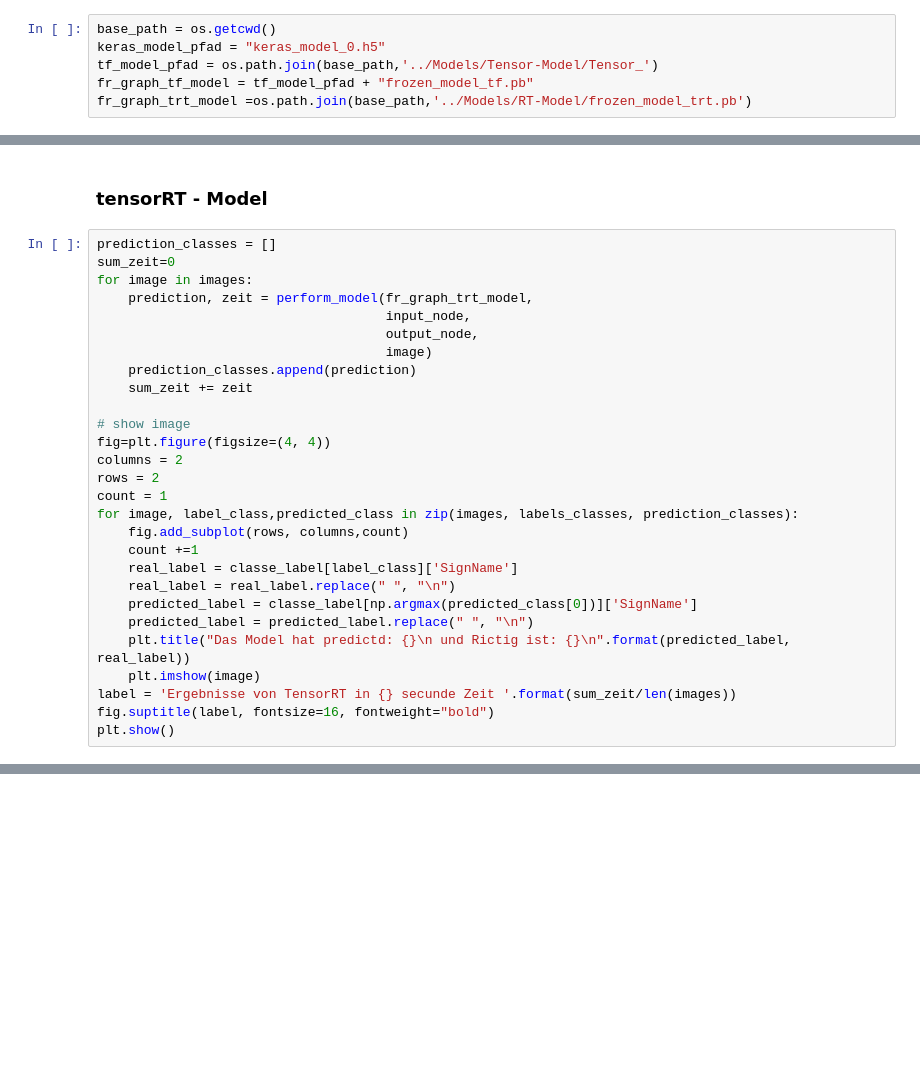
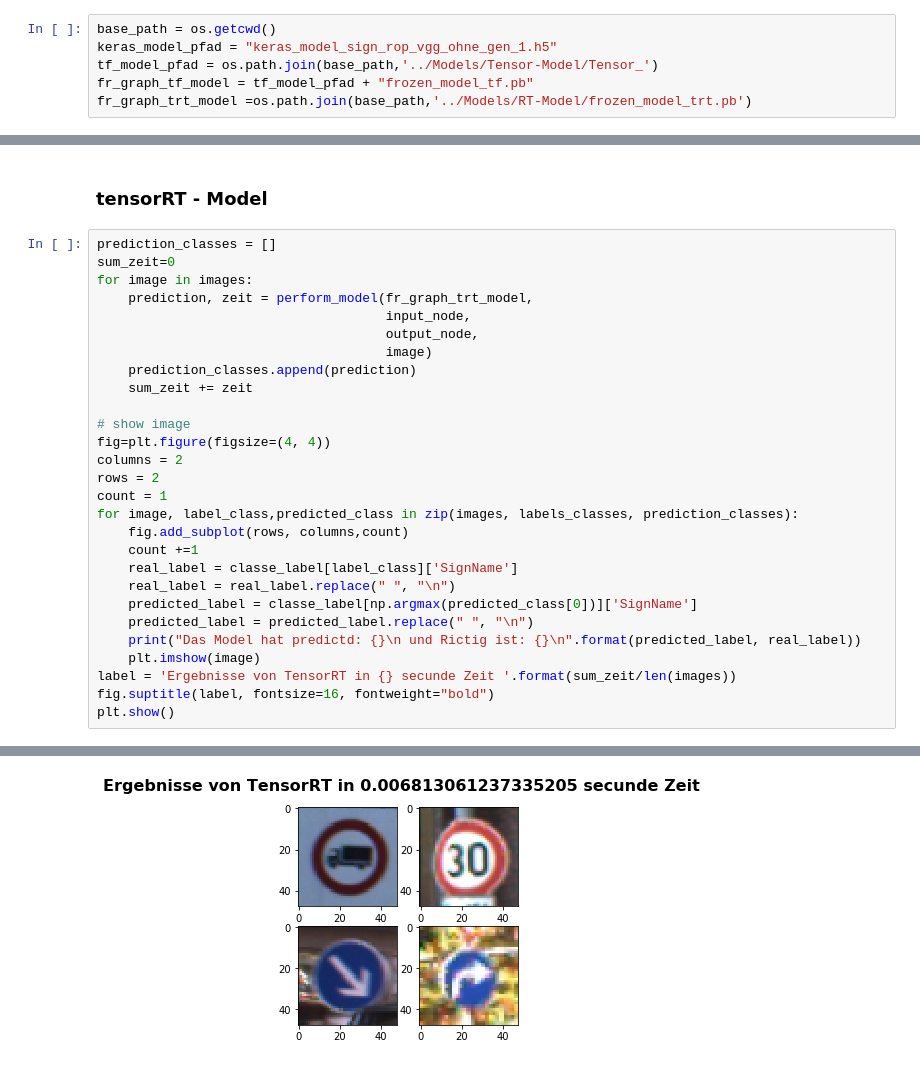
Before and after one commit to romeolandry/Verkehrszeichenerkennung, a Jupyter notebook: jupyter/Keras_to_tensorRT_model_1.ipynb, the cells around one changed output, grey strips where cells are left out. Cells and saved outputs as stored; diff of their text form; blank space fills up the shorter version.

```diff
--- a/jupyter/Keras_to_tensorRT_model_1.ipynb
+++ b/jupyter/Keras_to_tensorRT_model_1.ipynb
@@ -11,7 +11,7 @@ from tensorflow.python.platform import gfile
 from tensorflow.python.tools import freeze_graph
 # %%
 base_path = os.getcwd()
-keras_model_pfad = "keras_model_0.h5"
+keras_model_pfad = "keras_model_sign_rop_vgg_ohne_gen_1.h5"
 tf_model_pfad = os.path.join(base_path,'../Models/Tensor-Model/Tensor_')
 fr_graph_tf_model = tf_model_pfad + "frozen_model_tf.pb"
 fr_graph_trt_model =os.path.join(base_path,'../Models/RT-Model/frozen_model_trt.pb')
@@ -295,8 +328,9 @@ for image, label_class,predicted_class in zip(images, labels_classes, prediction
     real_label = real_label.replace(" ", "\n")
     predicted_label = classe_label[np.argmax(predicted_class[0])]['SignName']
     predicted_label = predicted_label.replace(" ", "\n")
-    plt.title("Das Model hat predictd: {}\n und Rictig ist: {}\n".format(predicted_label, real_label))
+    print("Das Model hat predictd: {}\n und Rictig ist: {}\n".format(predicted_label, real_label))
     plt.imshow(image)
 label = 'Ergebnisse von TensorRT in {} secunde Zeit '.format(sum_zeit/len(images))
 fig.suptitle(label, fontsize=16, fontweight="bold")
 plt.show()
+# %% [output]
@@ -302,0 +354 @@ plt.show()
+[figure, added]
```
Also changed, not shown: parts of 8 cells of this notebook, 1 other file.
